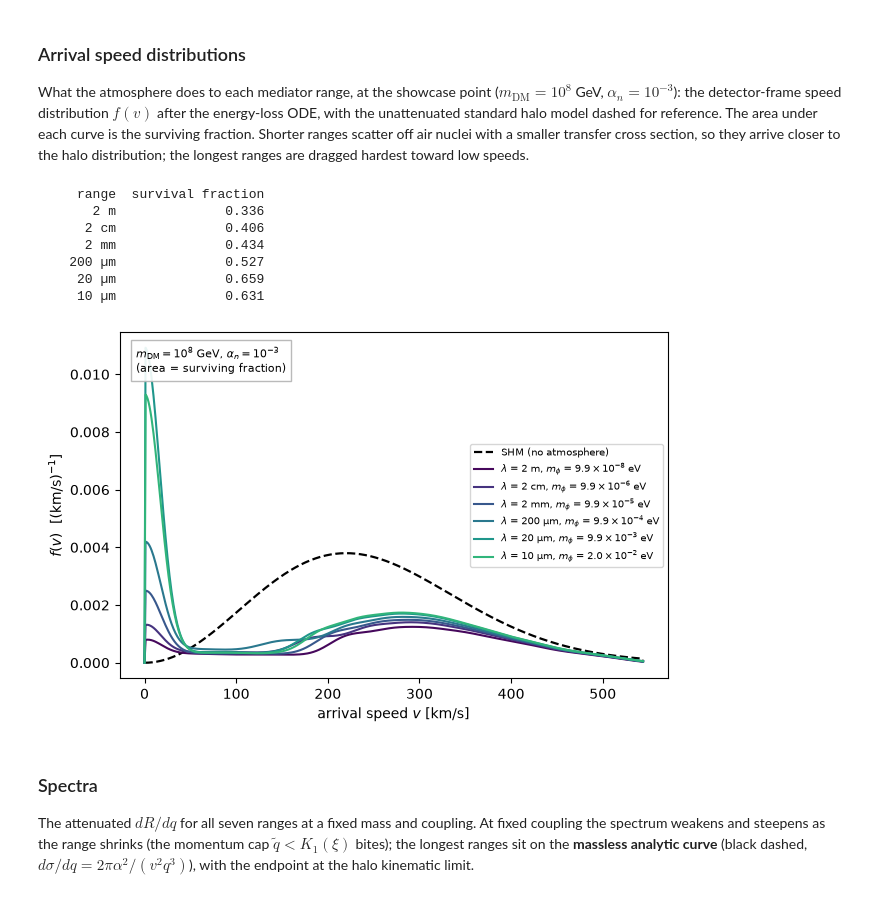
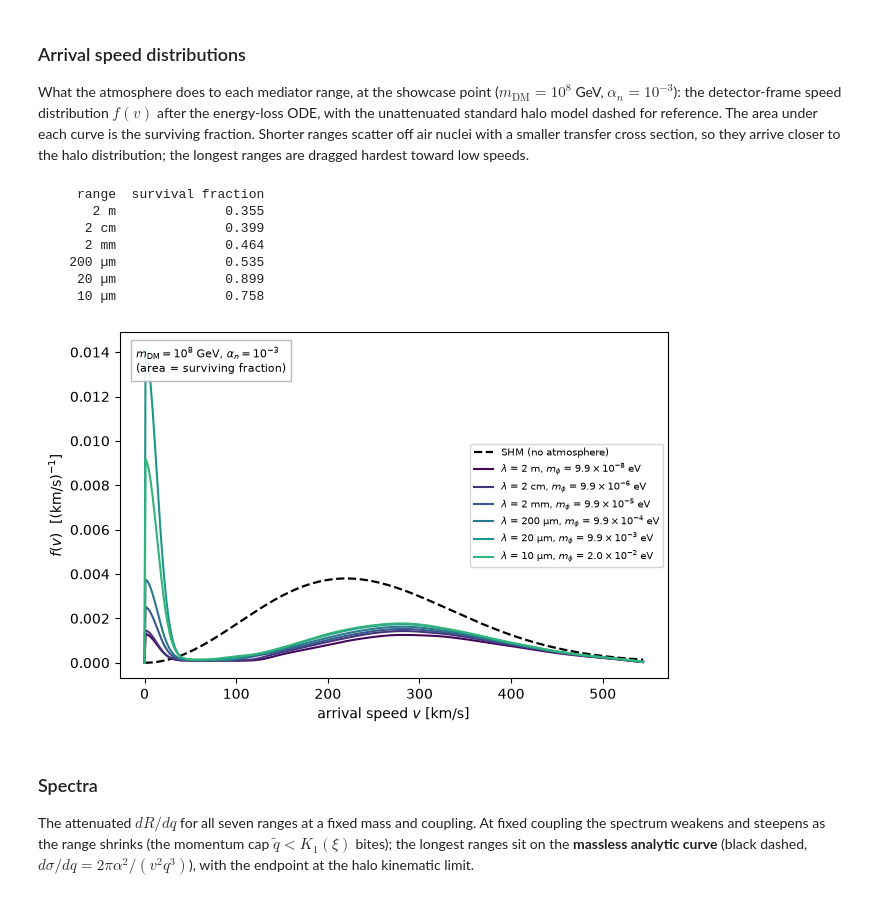
Before and after one commit to PolonaiseExperiment/luhdm, a Jupyter notebook: notebooks/02_methodology.ipynb, the cells around one changed output. Drawn from its saved outputs; the diff is of its cells as text; code cells hidden in the pictures.

```diff
--- a/notebooks/02_methodology.ipynb
+++ b/notebooks/02_methodology.ipynb
@@ -40,6 +46,9 @@ import matplotlib.pyplot as plt
 import numpy as np
 
 from luhdm import atmosphere, config, cross_section, halo, limits, units
+from luhdm import release
+
+rel = release.open_release()     # the data release: single source for curves/scans
 
 R_eff = config.R_EFF             # 200 um
 Q_THRESH = config.Q_THRESH
@@ -112,7 +121,6 @@ def save_figure(fig, name, **kw):
         fig.savefig(f"{ext}/{name}.{ext}", dpi=140, **kw)
 
 
-RNG_SHM = np.random.default_rng(20260702)  # passed to the luhdm samplers         # luhdm samplers use legacy np.random
 print(f"N_n = {config.N_NEUTRONS:.2e}   q_th = {Q_THRESH:.0f} GeV   "
       f"R_eff = {R_eff * 1e6:.0f} um   f_X = {config.F_X}")
 # %% [output]
@@ -154,19 +151,3 @@ float64; agreement is pinned by `tests/test_cross_section_ln.py`), and
 $d\sigma/dq = 2\pi\alpha^2/(v^2q^3)$
 (`cross_section.cross_section_rutherford_projection`), used as a reference
 line throughout.
-# %%
-import os
-os.environ["TQDM_DISABLE"] = "1"
-
-from luhdm import rate
-
-XSEC = {}
-for tag, lamb, color in LAMBDAS:
-    t0 = time.time()
-    XSEC[tag] = rate.make_xsec(lamb)
-    XSEC[tag]["color"] = color
-    print(f"{tag:>6}: xi = {R_eff / lamb:8.3f}  "
-          f"{'log-space' if XSEC[tag]['use_ln'] else 'direct':>9}"
-          f"  ({time.time() - t0:.0f}s)")
-XS_MASSLESS = rate.make_xsec(None)   # analytic Rutherford projection
-print("massless: analytic (no tabulation)")
@@ -207,46 +170,41 @@ fraction. Shorter ranges scatter off air nuclei with a smaller transfer cross
 section, so they arrive closer to the halo distribution; the longest ranges
 are dragged hardest toward low speeds.
 # %%
-ALPHA_N_SHOW = 1e-3
-M_SHOW = 1e8
-V_MIN_SHOW = Q_THRESH / M_SHOW / 10
+ALPHA_N_SHOW = 1e-3   # showcase coupling the release curves were built at
+M_SHOW = 1e8          # showcase DM mass [GeV]
 
-vs = np.linspace(V_MIN_SHOW, config.VESC, 500)
 KMS = units.C_M_S / 1e3   # c -> km/s
+v, f_shm = rel.speed_dist("shm")   # SHM at the top of the atmosphere
 
 fig, ax = plt.subplots(figsize=(6.5, 4.2))
-ax.plot(vs * KMS, halo.standard_halo_model(vs) / KMS, "k--", lw=1.6,
-        label="SHM (no atmosphere)")
+ax.plot(v * KMS, f_shm / KMS, "k--", lw=1.6, label="SHM (no atmosphere)")
 print(f"{'range':>10} {'survival fraction':>18}")
 for tag, lamb, color in LAMBDAS:
     if tag in HIDE:
         continue
-    v_f_samples = atmosphere.compute_v_f_distribution(
-        ALPHA_N_SHOW, lamb, M_SHOW, v_i_samples, v_min=V_MIN_SHOW, n_grid=80)
-    f_v_f = atmosphere.compute_f_vf(v_f_samples, V_MIN_SHOW)[0]
-    fv = f_v_f(vs)
-    ax.plot(vs * KMS, fv / KMS, color=color, label=range_legend(lamb))
+    _, fv = rel.speed_dist(tag)
+    ax.plot(v * KMS, fv / KMS, color=color, label=range_legend(lamb))
     print(f"{lamb_label(lamb).split(' = ')[-1]:>10} "
-          f"{np.trapezoid(fv, vs):>18.3f}")
+          f"{rel.survival_fraction(tag):>18.3f}")
 ax.set_xlabel(r"arrival speed $v$ [km/s]")
 ax.set_ylabel(r"$f(v)$  [(km/s)$^{-1}$]")
 ax.text(0.03, 0.96,
         rf"$m_{{\rm DM}} = 10^8$ GeV, $\alpha_n = 10^{{-3}}$"
         "\n(area = surviving fraction)",
         transform=ax.transAxes, ha="left", va="top", fontsize=8,
         bbox=dict(fc="white", ec="0.7", alpha=0.9))
 ax.legend(fontsize=7, loc="center right")
 fig.tight_layout()
 save_figure(fig, "02_arrival_speed_distributions")
 # %% [output]
      range  survival fraction
-       2 m              0.336
-      2 cm              0.406
-      2 mm              0.434
-    200 µm              0.527
-     20 µm              0.659
-     10 µm              0.631
+       2 m              0.355
+      2 cm              0.399
+      2 mm              0.464
+    200 µm              0.535
+     20 µm              0.899
+     10 µm              0.758
-[figure, old version]
+[figure, new version]
 # %% [markdown]
 ### Spectra
 
```
Also changed, not shown: parts of 12 cells of this notebook, 5 other files.
